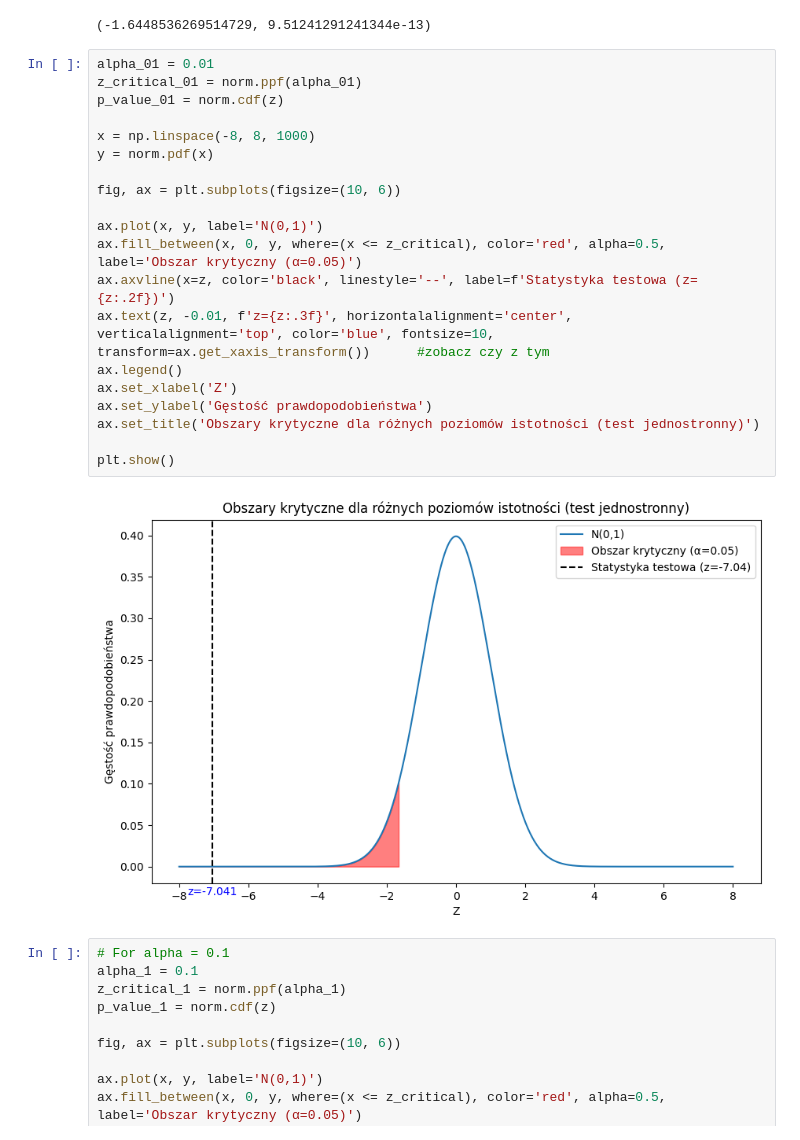
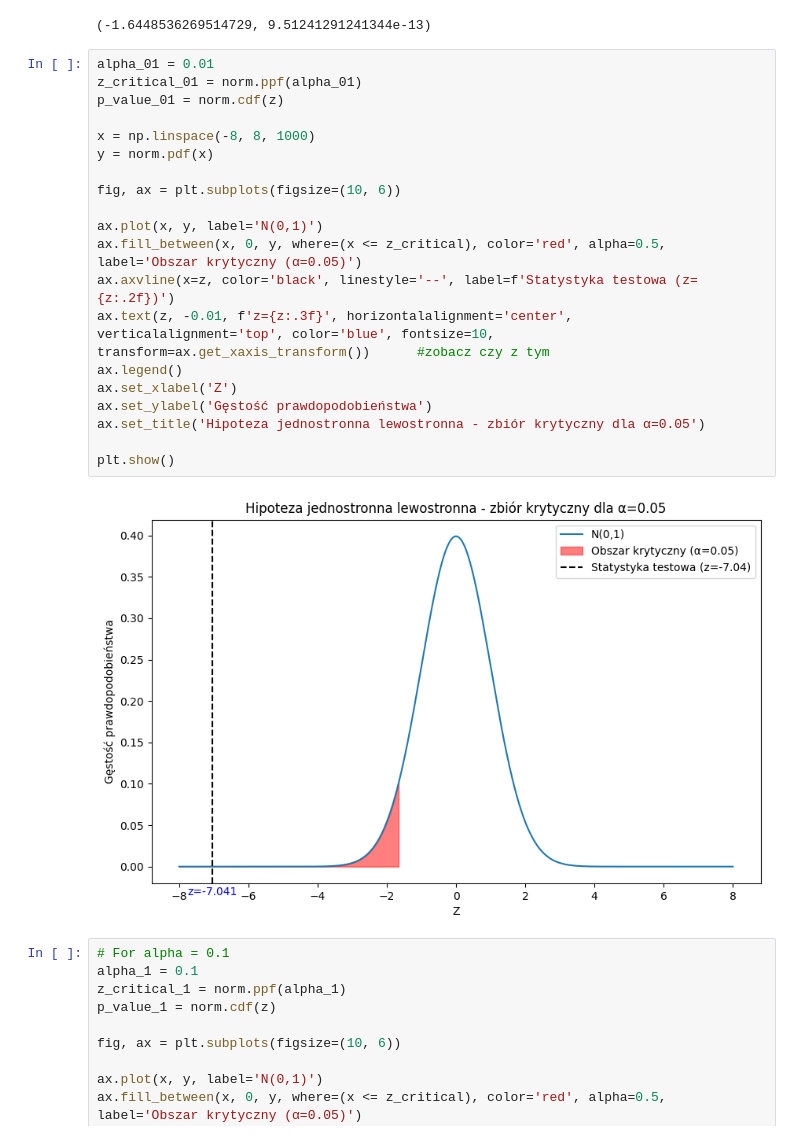
Before and after one commit to mathieuboro/raport2, a Jupyter notebook: Raport2.ipynb, the cells around one changed output. Drawn from its saved outputs; the diff is of its cells as text.

```diff
--- a/Raport2.ipynb
+++ b/Raport2.ipynb
@@ -207,25 +207,25 @@ z_critical, p_value
 # %%
 alpha_01 = 0.01
 z_critical_01 = norm.ppf(alpha_01)
 p_value_01 = norm.cdf(z)
 
 x = np.linspace(-8, 8, 1000)
 y = norm.pdf(x)
 
 fig, ax = plt.subplots(figsize=(10, 6))
 
 ax.plot(x, y, label='N(0,1)')
 ax.fill_between(x, 0, y, where=(x <= z_critical), color='red', alpha=0.5, label='Obszar krytyczny (α=0.05)')
 ax.axvline(x=z, color='black', linestyle='--', label=f'Statystyka testowa (z={z:.2f})')
 ax.text(z, -0.01, f'z={z:.3f}', horizontalalignment='center', verticalalignment='top', color='blue', fontsize=10, transform=ax.get_xaxis_transform())      #zobacz czy z tym
 ax.legend()
 ax.set_xlabel('Z')
 ax.set_ylabel('Gęstość prawdopodobieństwa')
-ax.set_title('Obszary krytyczne dla różnych poziomów istotności (test jednostronny)')
+ax.set_title('Hipoteza jednostronna lewostronna - zbiór krytyczny dla α=0.05')
 
 plt.show()
 # %% [output]
-[figure, old version]
+[figure, new version]
 # %%
 # For alpha = 0.1
 alpha_1 = 0.1
```
Also changed, not shown: parts of 2 cells of this notebook.
